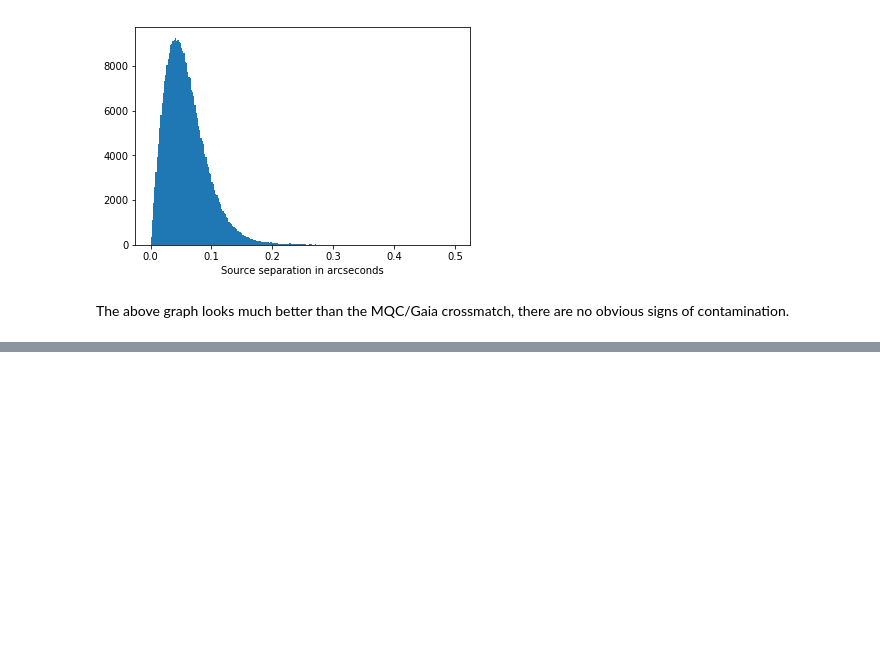
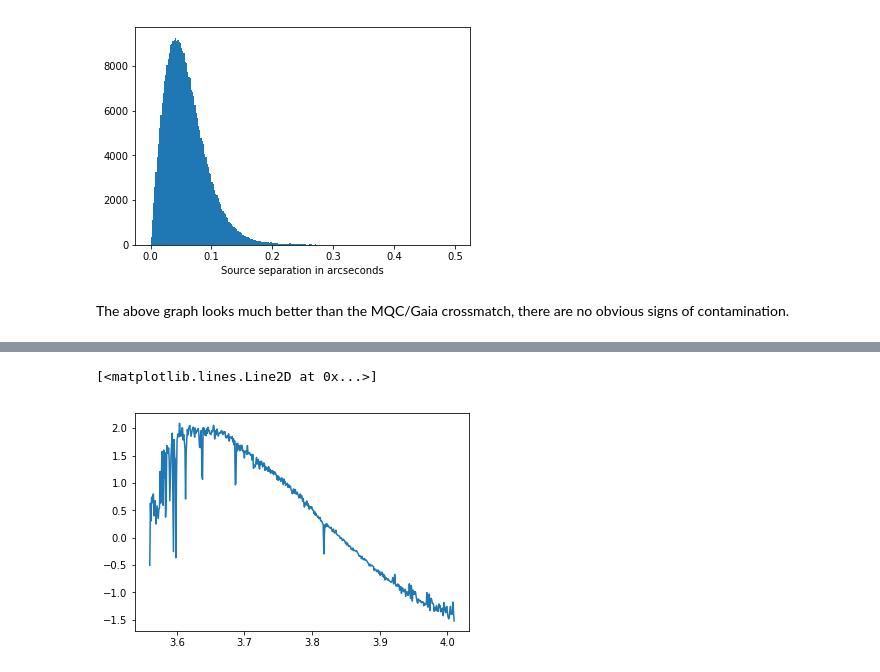
Before and after one commit to ManuelSolimano/mqc-nets, a Jupyter notebook: catalog_exploration.ipynb, the cells around one changed output, grey strips where cells are left out. Cells and saved outputs as stored; diff of their text form; code cells hidden in the pictures; blank space fills up the shorter version.

Commit message:
Characterization of stellar sample

```diff
--- a/catalog_exploration.ipynb
+++ b/catalog_exploration.ipynb
@@ -599,0 +623,10 @@ Table masked=True length=354626
+# %%
+# Let's plot a stellar spectrum!
+spec = fitsio.read('data/stars100/spec-3651-55247-0044.fits')
+normspec = io.normalize(spec)
+finalspec = io.crop_and_subsample(normspec, 503, (3.56, 4.01))
+plt.plot(np.linspace(3.56, 4.01, 503, endpoint=True), finalspec)
+# plt.plot(spec['loglam'], spec['flux'])
+# %% [output]
+[<matplotlib.lines.Line2D at 0x...>]
+[figure, added]
```
Also changed, not shown: parts of 6 cells of this notebook.
